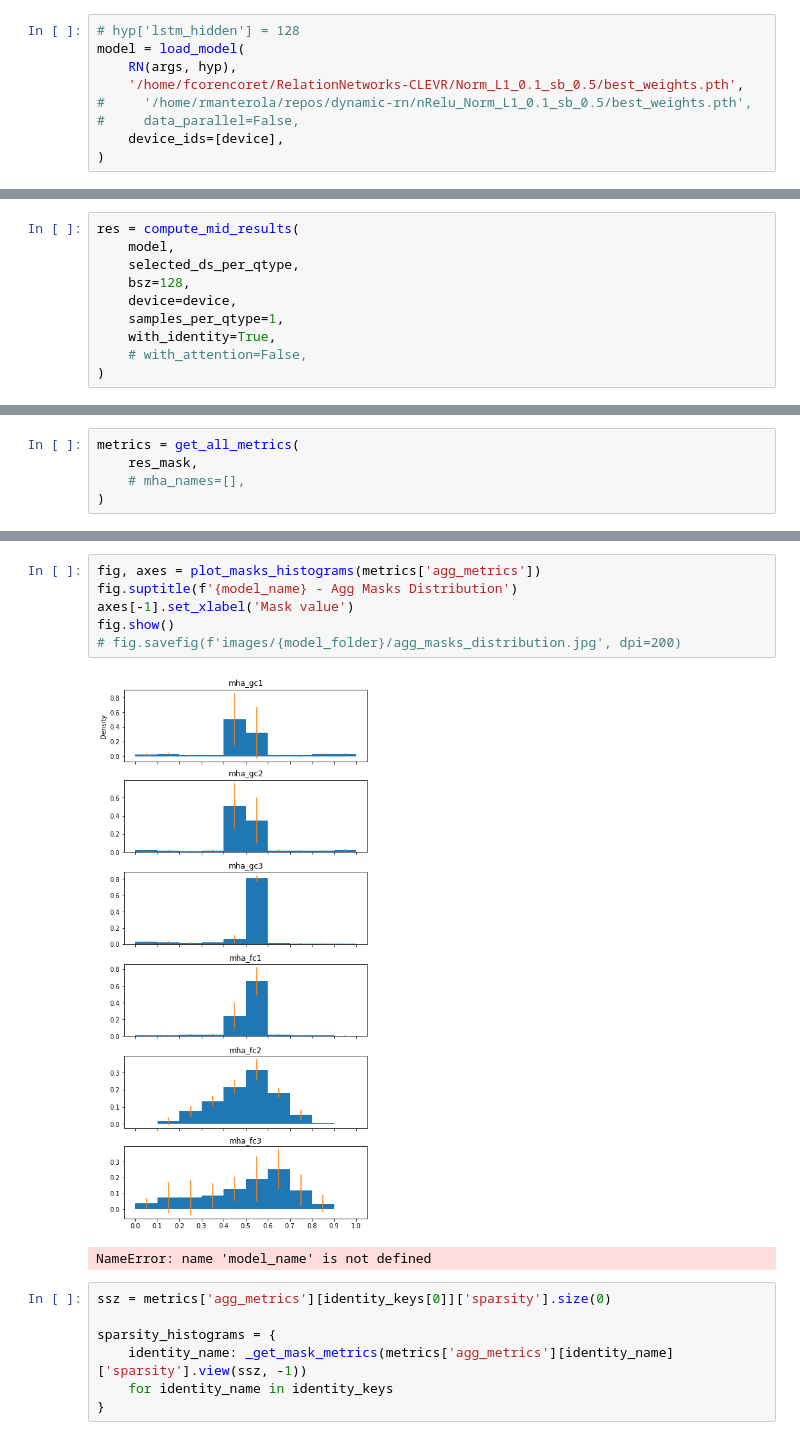
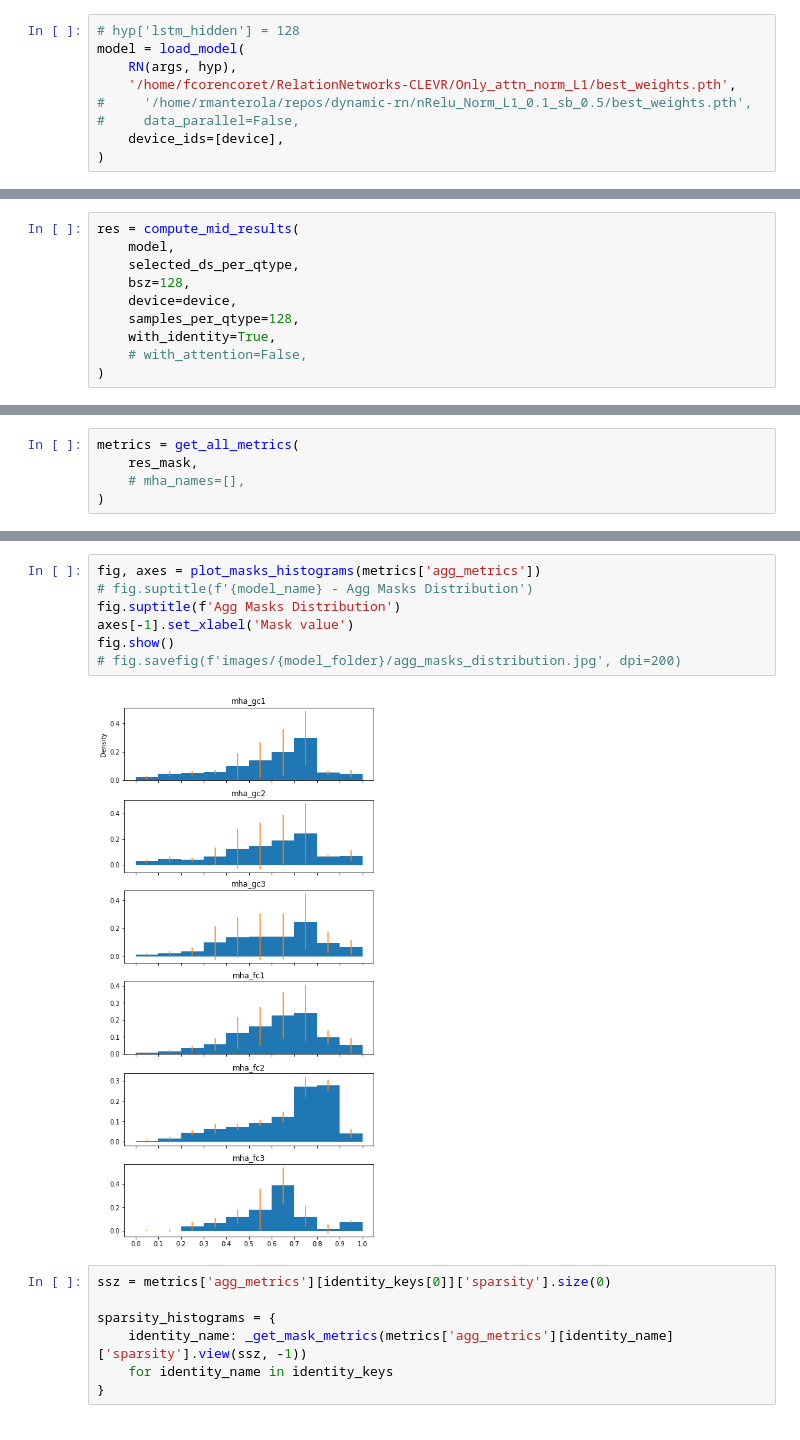
Before and after one commit to fcorencoret/dynamic-rn, a Jupyter notebook: visualizaciones.ipynb, the cells around one changed output, grey strips where cells are left out. Drawn from its saved outputs; the diff is of its cells as text.

```diff
--- a/visualizaciones.ipynb
+++ b/visualizaciones.ipynb
@@ -136,7 +139,7 @@ hyp
 # hyp['lstm_hidden'] = 128
 model = load_model(
     RN(args, hyp),
-    '/home/fcorencoret/RelationNetworks-CLEVR/Norm_L1_0.1_sb_0.5/best_weights.pth',
+    '/home/fcorencoret/RelationNetworks-CLEVR/Only_attn_norm_L1/best_weights.pth',
 #     '/home/rmanterola/repos/dynamic-rn/nRelu_Norm_L1_0.1_sb_0.5/best_weights.pth',
 #     data_parallel=False,
     device_ids=[device],
@@ -154,7 +157,7 @@ res = compute_mid_results(
     selected_ds_per_qtype,
     bsz=128,
     device=device,
-    samples_per_qtype=1,
+    samples_per_qtype=128,
     with_identity=True,
     # with_attention=False,
 )
@@ -180,12 +183,12 @@ fig.show()
 # %%
 fig, axes = plot_masks_histograms(metrics['agg_metrics'])
-fig.suptitle(f'{model_name} - Agg Masks Distribution')
+# fig.suptitle(f'{model_name} - Agg Masks Distribution')
+fig.suptitle(f'Agg Masks Distribution')
 axes[-1].set_xlabel('Mask value')
 fig.show()
 # fig.savefig(f'images/{model_folder}/agg_masks_distribution.jpg', dpi=200)
 # %% [output]
-[figure, old version]
+[figure, new version]
-NameError: name 'model_name' is not defined
 # %%
 ssz = metrics['agg_metrics'][identity_keys[0]]['sparsity'].size(0)
 
```
Also changed, not shown: parts of 23 cells of this notebook.
